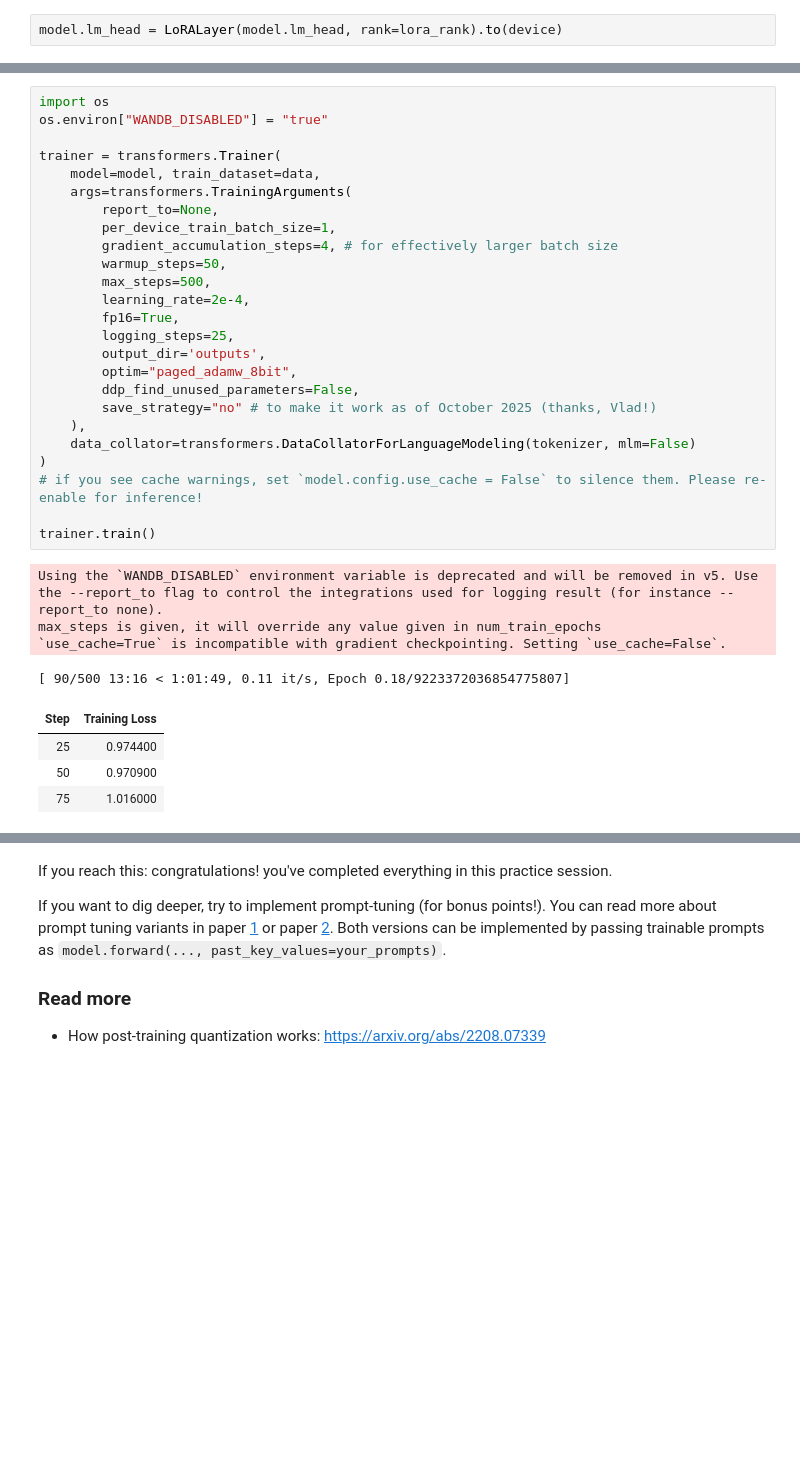
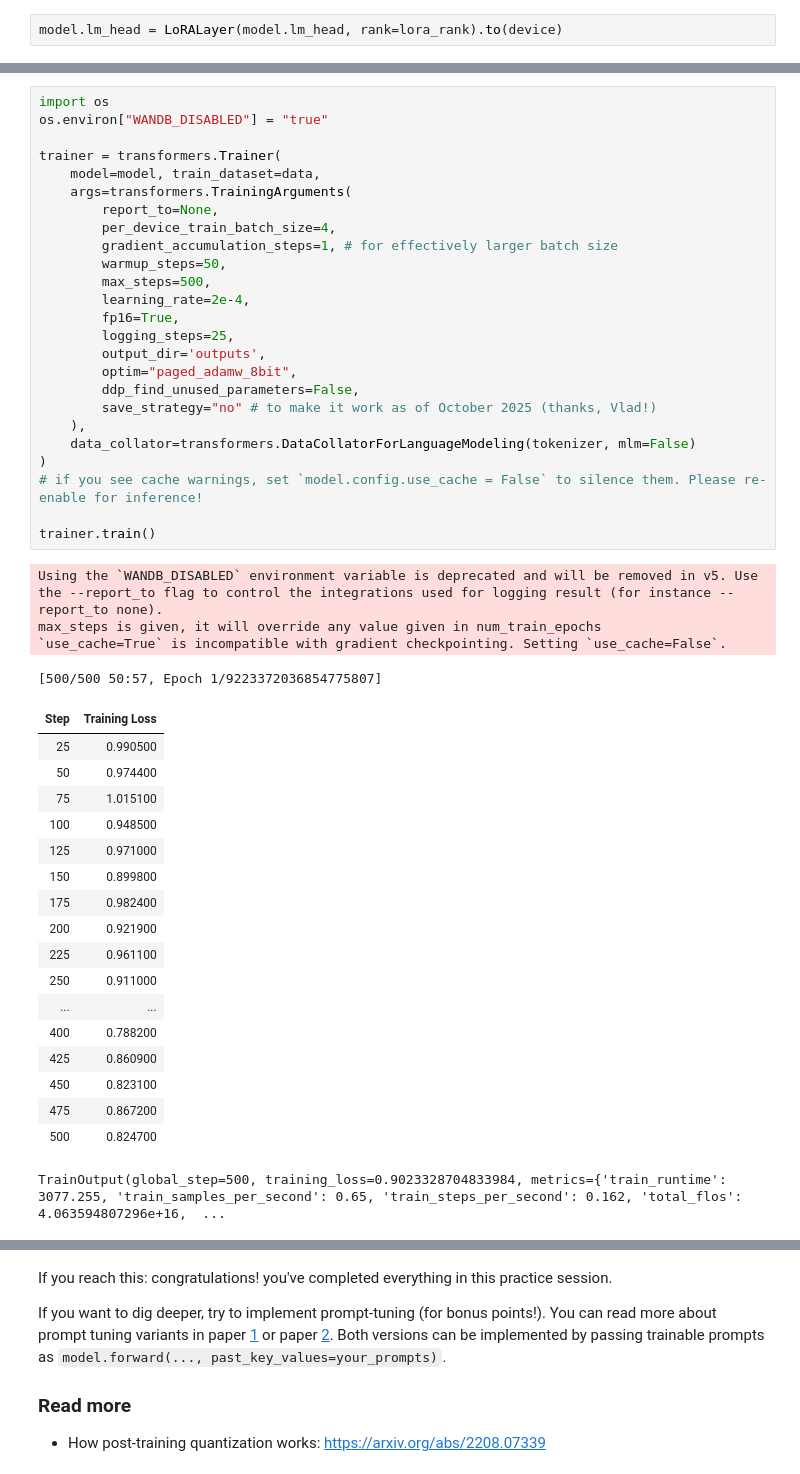
Before and after one commit to MoiseevRoman/NLP-course, a Jupyter notebook: 6.Pretrain_finetune/week_6_homework.ipynb, the cells around one changed output, grey strips where cells are left out. Cells and saved outputs as stored; diff of their text form; blank space fills up the shorter version.

```diff
--- a/6.Pretrain_finetune/week_6_homework.ipynb
+++ b/6.Pretrain_finetune/week_6_homework.ipynb
@@ -539,37 +540,51 @@ for name, module in model.model.layers.named_modules():
 # %%
 import os
 os.environ["WANDB_DISABLED"] = "true"
 
 trainer = transformers.Trainer(
     model=model, train_dataset=data,
     args=transformers.TrainingArguments(
         report_to=None,
-        per_device_train_batch_size=1,
-        gradient_accumulation_steps=4, # for effectively larger batch size
+        per_device_train_batch_size=4,
+        gradient_accumulation_steps=1, # for effectively larger batch size
         warmup_steps=50,
         max_steps=500,
         learning_rate=2e-4,
         fp16=True,
         logging_steps=25,
         output_dir='outputs',
         optim="paged_adamw_8bit",
         ddp_find_unused_parameters=False,
         save_strategy="no" # to make it work as of October 2025 (thanks, Vlad!)
     ),
     data_collator=transformers.DataCollatorForLanguageModeling(tokenizer, mlm=False)
 )
 # if you see cache warnings, set `model.config.use_cache = False` to silence them. Please re-enable for inference!
 
 trainer.train()
 # %% [output]
 Using the `WANDB_DISABLED` environment variable is deprecated and will be removed in v5. Use the --report_to flag to control the integrations used for logging result (for instance --report_to none).
 max_steps is given, it will override any value given in num_train_epochs
 `use_cache=True` is incompatible with gradient checkpointing. Setting `use_cache=False`.
-[ 90/500 13:16 < 1:01:49, 0.11 it/s, Epoch 0.18/9223372036854775807]
+[500/500 50:57, Epoch 1/9223372036854775807]
 | Step | Training Loss |
-| 25 | 0.974400 |
-| 50 | 0.970900 |
-| 75 | 1.016000 |
+| 25 | 0.990500 |
+| 50 | 0.974400 |
+| 75 | 1.015100 |
+| 100 | 0.948500 |
+| 125 | 0.971000 |
+| 150 | 0.899800 |
+| 175 | 0.982400 |
+| 200 | 0.921900 |
+| 225 | 0.961100 |
+| 250 | 0.911000 |
+| ... | ... |
+| 400 | 0.788200 |
+| 425 | 0.860900 |
+| 450 | 0.823100 |
+| 475 | 0.867200 |
+| 500 | 0.824700 |
+TrainOutput(global_step=500, training_loss=0.9023328704833984, metrics={'train_runtime': 3077.255, 'train_samples_per_second': 0.65, 'train_steps_per_second': 0.162, 'total_flos': 4.063594807296e+16,  ...
 # %%
 after = {}
 
```
Also changed, not shown: parts of 3 cells of this notebook.
